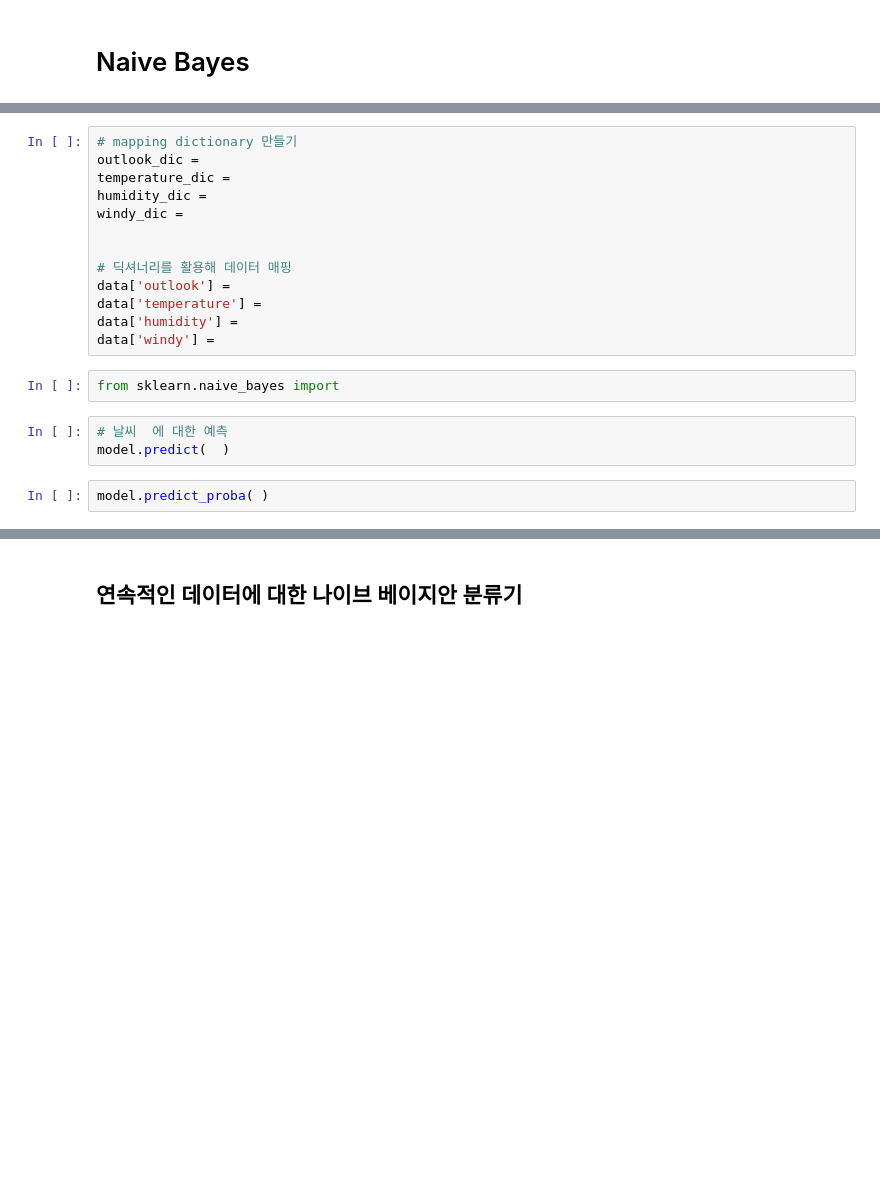
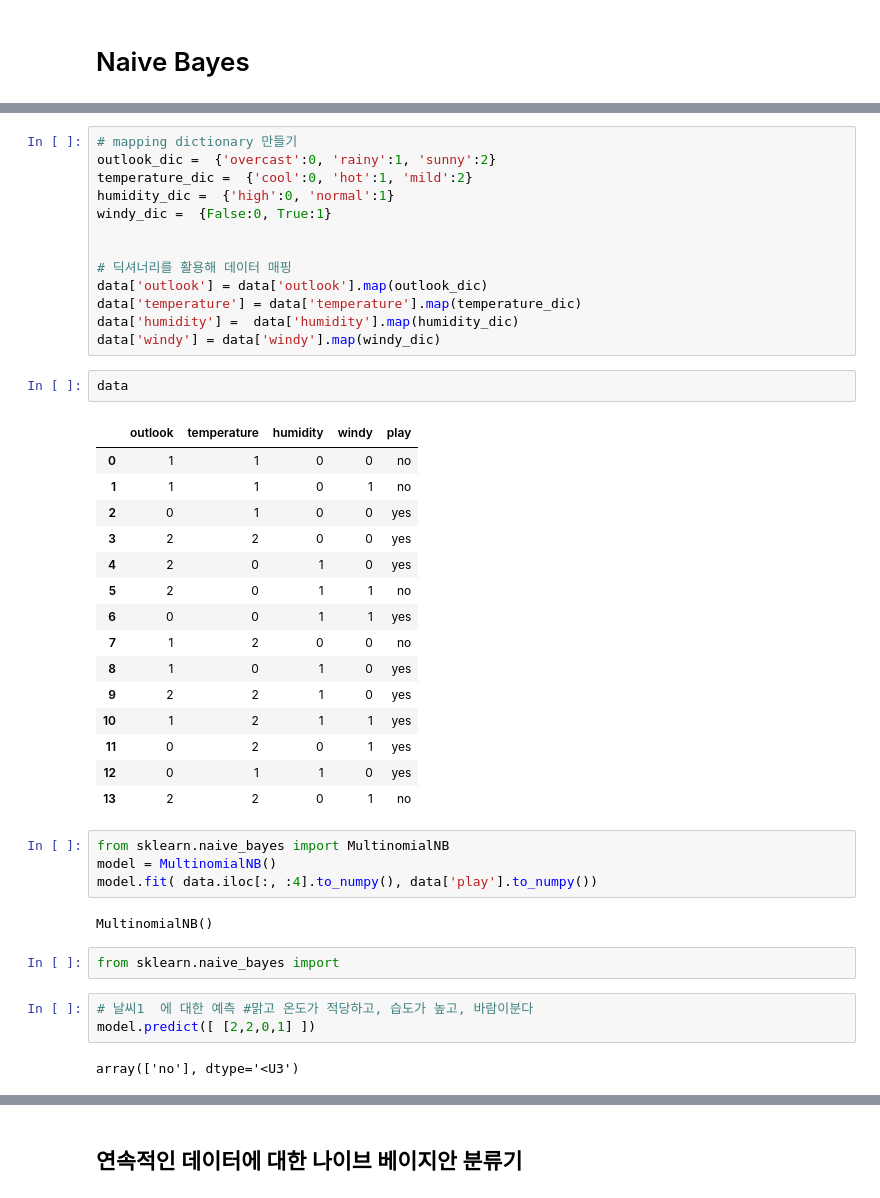
Before and after one commit to gymnopedy01/ictis-2023-ai, a Jupyter notebook: 다운로드/배포_ML_분류.ipynb, the cells around one changed output, grey strips where cells are left out. Drawn from its saved outputs; the diff is of its cells as text; blank space fills up the shorter version.

```diff
--- a/다운로드/배포_ML_분류.ipynb
+++ b/다운로드/배포_ML_분류.ipynb
@@ -161,20 +259,44 @@ data = pd.read_csv('D:/Ai/weather_play.csv')
 # %%
 # mapping dictionary 만들기
-outlook_dic =
-temperature_dic =
-humidity_dic =
-windy_dic =
+outlook_dic =  {'overcast':0, 'rainy':1, 'sunny':2}
+temperature_dic =  {'cool':0, 'hot':1, 'mild':2}
+humidity_dic =  {'high':0, 'normal':1}
+windy_dic =  {False:0, True:1}
 
 
 # 딕셔너리를 활용해 데이터 매핑
-data['outlook'] =
-data['temperature'] =
-data['humidity'] =
-data['windy'] =
+data['outlook'] = data['outlook'].map(outlook_dic)
+data['temperature'] = data['temperature'].map(temperature_dic)
+data['humidity'] =  data['humidity'].map(humidity_dic)
+data['windy'] = data['windy'].map(windy_dic)
+# %%
+data
+# %% [output]
+|  | outlook | temperature | humidity | windy | play |
+| 0 | 1 | 1 | 0 | 0 | no |
+| 1 | 1 | 1 | 0 | 1 | no |
+| 2 | 0 | 1 | 0 | 0 | yes |
+| 3 | 2 | 2 | 0 | 0 | yes |
+| 4 | 2 | 0 | 1 | 0 | yes |
+| 5 | 2 | 0 | 1 | 1 | no |
+| 6 | 0 | 0 | 1 | 1 | yes |
+| 7 | 1 | 2 | 0 | 0 | no |
+| 8 | 1 | 0 | 1 | 0 | yes |
+| 9 | 2 | 2 | 1 | 0 | yes |
+| 10 | 1 | 2 | 1 | 1 | yes |
+| 11 | 0 | 2 | 0 | 1 | yes |
+| 12 | 0 | 1 | 1 | 0 | yes |
+| 13 | 2 | 2 | 0 | 1 | no |
+# %%
+from sklearn.naive_bayes import MultinomialNB
+model = MultinomialNB()
+model.fit( data.iloc[:, :4].to_numpy(), data['play'].to_numpy())
+# %% [output]
+MultinomialNB()
 # %%
 from sklearn.naive_bayes import
 # %%
-# 날씨  에 대한 예측
-model.predict(  )
+# 날씨1  에 대한 예측 #맑고 온도가 적당하고, 습도가 높고, 바람이분다
+model.predict([ [2,2,0,1] ])
+# %% [output]
+array(['no'], dtype='<U3')
-# %%
-model.predict_proba( )
```
Also changed, not shown: parts of 25 cells of this notebook.
